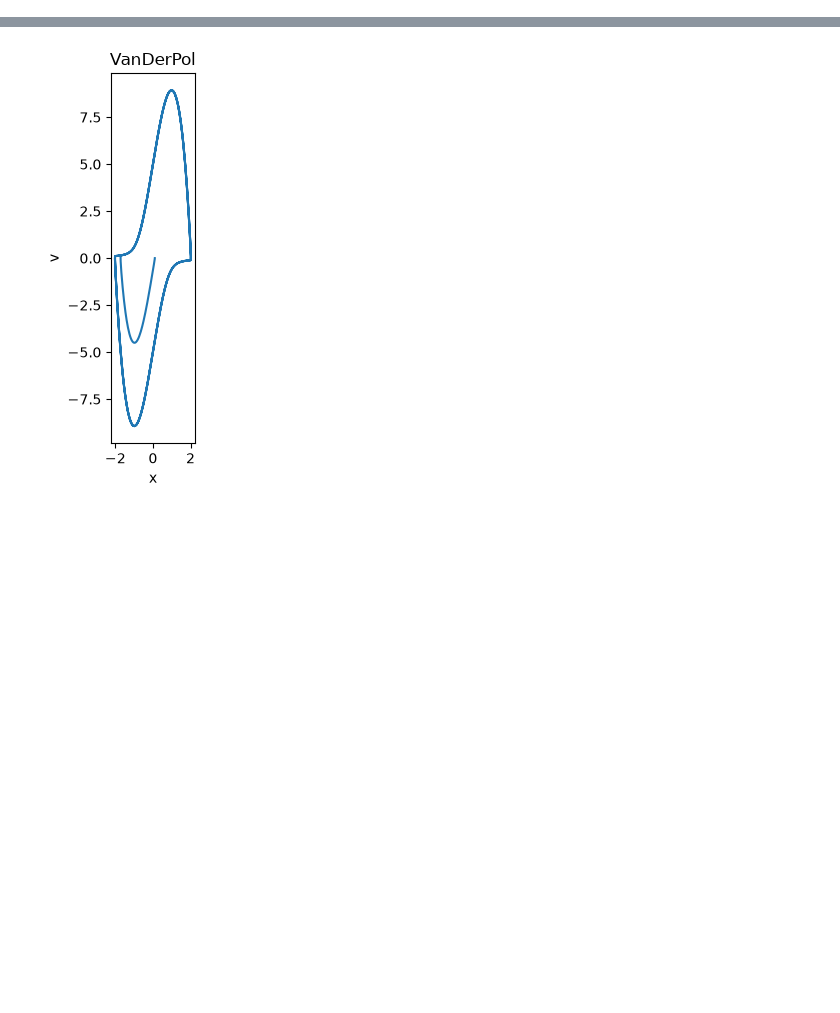
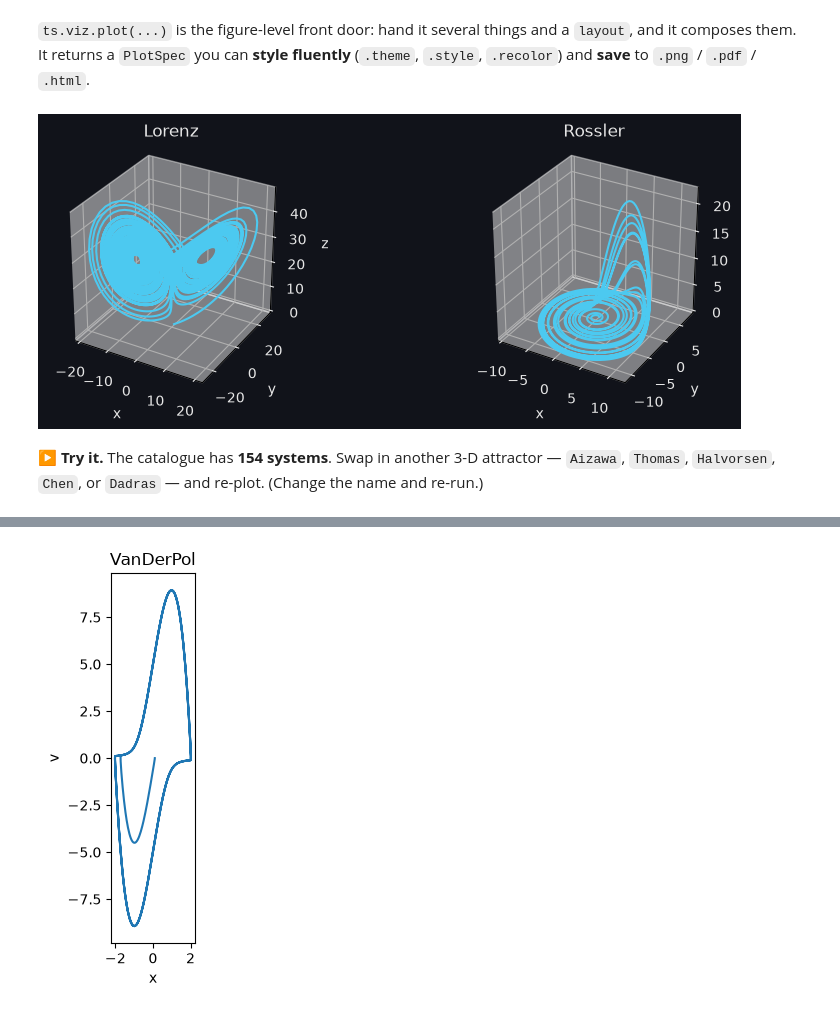
Before and after one commit to El3ssar/tsdynamics-workshop, a Jupyter notebook: workshop_express.ipynb, the cells around one changed output, grey strips where cells are left out. Drawn from its saved outputs; the diff is of its cells as text; code cells hidden in the pictures; blank space fills up the shorter version.

```diff
--- a/workshop_express.ipynb
+++ b/workshop_express.ipynb
@@ -159,0 +68,13 @@ everything, for free.
+# %% [markdown]
+`ts.viz.plot(...)` is the figure-level front door: hand it several things and a `layout`, and it composes
+them. It returns a `PlotSpec` you can **style fluently** (`.theme`, `.style`, `.recolor`) and **save** to
+`.png` / `.pdf` / `.html`.
+# %%
+rossler = ts.Rossler().integrate(final_time=120.0, dt=0.02)
+panel = ts.viz.plot(lorenz, rossler, layout="row").theme("dark")
+panel.plot()          # a two-panel comparison, dark theme — one call
+# %% [output]
+[figure, added]
+# %% [markdown]
+**▶ Try it.** The catalogue has **154 systems**. Swap in another 3-D attractor — `Aizawa`, `Thomas`,
+`Halvorsen`, `Chen`, or `Dadras` — and re-plot. (Change the name and re-run.)
```
Also changed, not shown: parts of 61 cells of this notebook, 2 other files.
